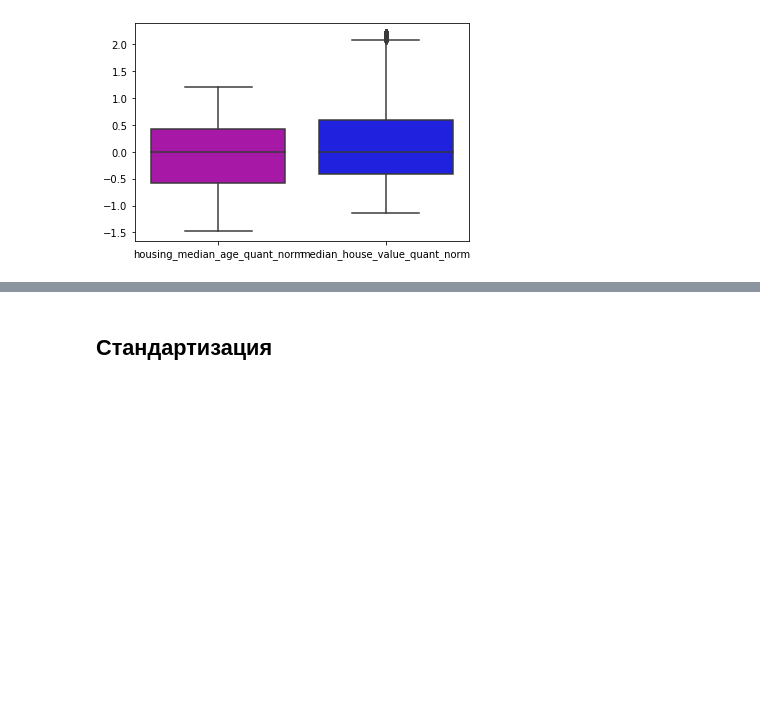
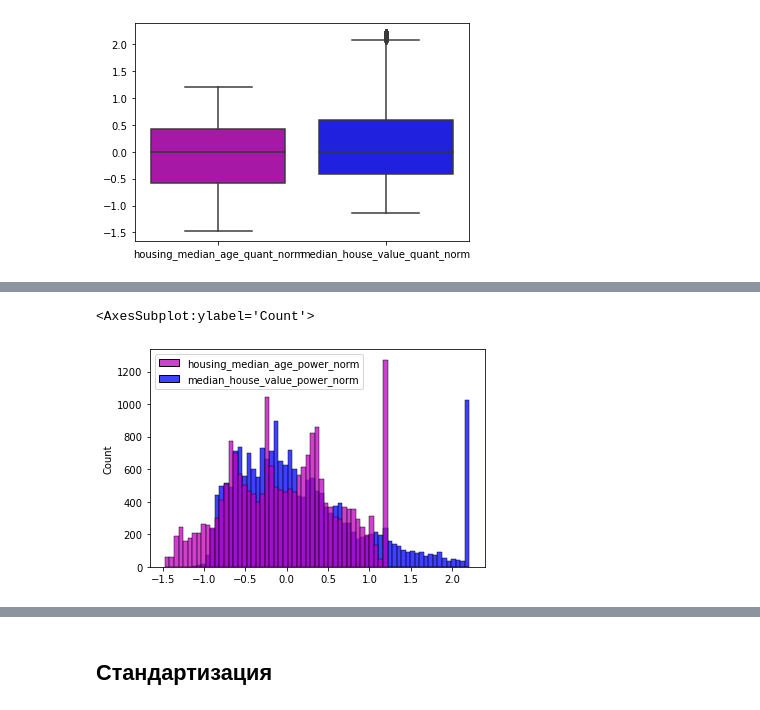
Before and after one commit to ryndovaira-org/data_science_lectures, a Jupyter notebook: 04_data_preparation/lectures/05_standardization_normalization.ipynb, the cells around one changed output, grey strips where cells are left out. Cells and saved outputs as stored; diff of their text form; code cells hidden in the pictures; blank space fills up the shorter version.

```diff
--- a/04_data_preparation/lectures/05_standardization_normalization.ipynb
+++ b/04_data_preparation/lectures/05_standardization_normalization.ipynb
@@ -497,0 +458,5 @@ sns.boxplot(data=df[['housing_median_age_quant_norm',
+# %%
+df[['housing_median_age_power_norm', 'median_house_value_power_norm']] = robust_scaler.transform(df[['housing_median_age', 'median_house_value']])
+
+df[['housing_median_age', 'housing_median_age_power_norm',
+    'median_house_value', 'median_house_value_power_norm']]
@@ -497,0 +477,7 @@ sns.boxplot(data=df[['housing_median_age_quant_norm',
+# %%
+sns.histplot(df[['housing_median_age_power_norm',
+                 'median_house_value_power_norm']],
+             palette=['m', 'b'])
+# %% [output]
+<AxesSubplot:ylabel='Count'>
+[figure, added]
```
Also changed, not shown: parts of 23 cells of this notebook.
